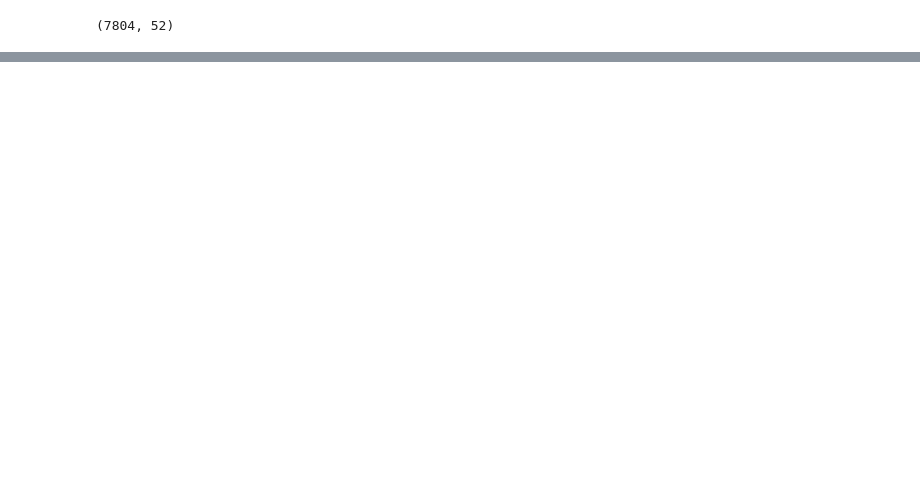
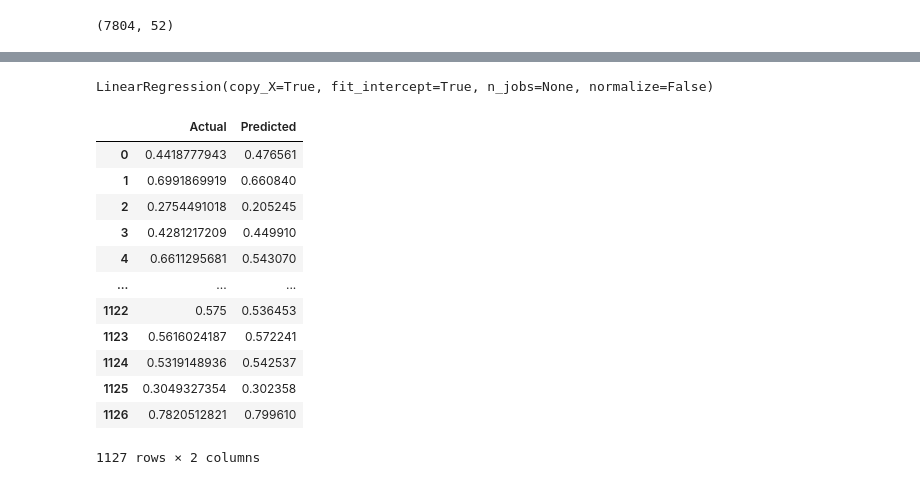
Before and after one commit to usamaAtteya/NU-Final-Project-Repayment, a Jupyter notebook: Multiple_Linear_Regression.ipynb, the cells around one changed output, grey strips where cells are left out. Drawn from its saved outputs; the diff is of its cells as text; code cells hidden in the pictures; blank space fills up the shorter version.

```diff
--- a/Multiple_Linear_Regression.ipynb
+++ b/Multiple_Linear_Regression.ipynb
@@ -222,0 +160,31 @@ targetFeatureMean
+# %%
+# Training the algorithm (Multiple Linear Regression)
+regressor = LinearRegression()
+regressor.fit(input_train, output_train)
+# %% [output]
+LinearRegression(copy_X=True, fit_intercept=True, n_jobs=None, normalize=False)
+# %%
+# To make predictions on the test data
+output_pred = regressor.predict(input_test)
+
+# To mak prediction on the training data to be used laterly while comparing error metrices for both
+# data sets to chech model overfitting or underfitting
+output_train_pred = regressor.predict(input_train)
+# %%
+# To compare the actual output values for input_test which is (output_test) with the predicted values output_pred
+df = pd.DataFrame({'Actual': output_test, 'Predicted': output_pred})
+df
+# %% [output]
+|  | Actual | Predicted |
+| 0 | 0.4418777943 | 0.476561 |
+| 1 | 0.6991869919 | 0.660840 |
+| 2 | 0.2754491018 | 0.205245 |
+| 3 | 0.4281217209 | 0.449910 |
+| 4 | 0.6611295681 | 0.543070 |
+| ... | ... | ... |
+| 1122 | 0.575 | 0.536453 |
+| 1123 | 0.5616024187 | 0.572241 |
+| 1124 | 0.5319148936 | 0.542537 |
+| 1125 | 0.3049327354 | 0.302358 |
+| 1126 | 0.7820512821 | 0.799610 |
+1127 rows × 2 columns
```
Also changed, not shown: parts of 47 cells of this notebook.
